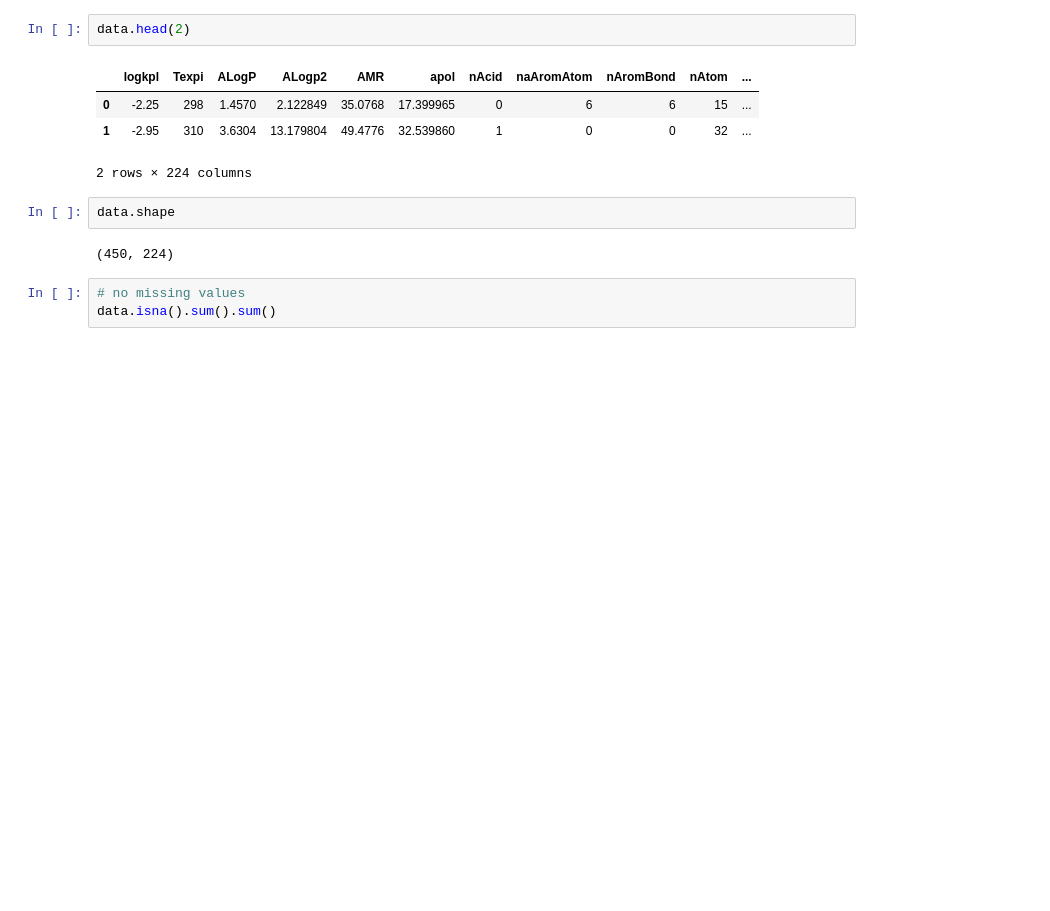
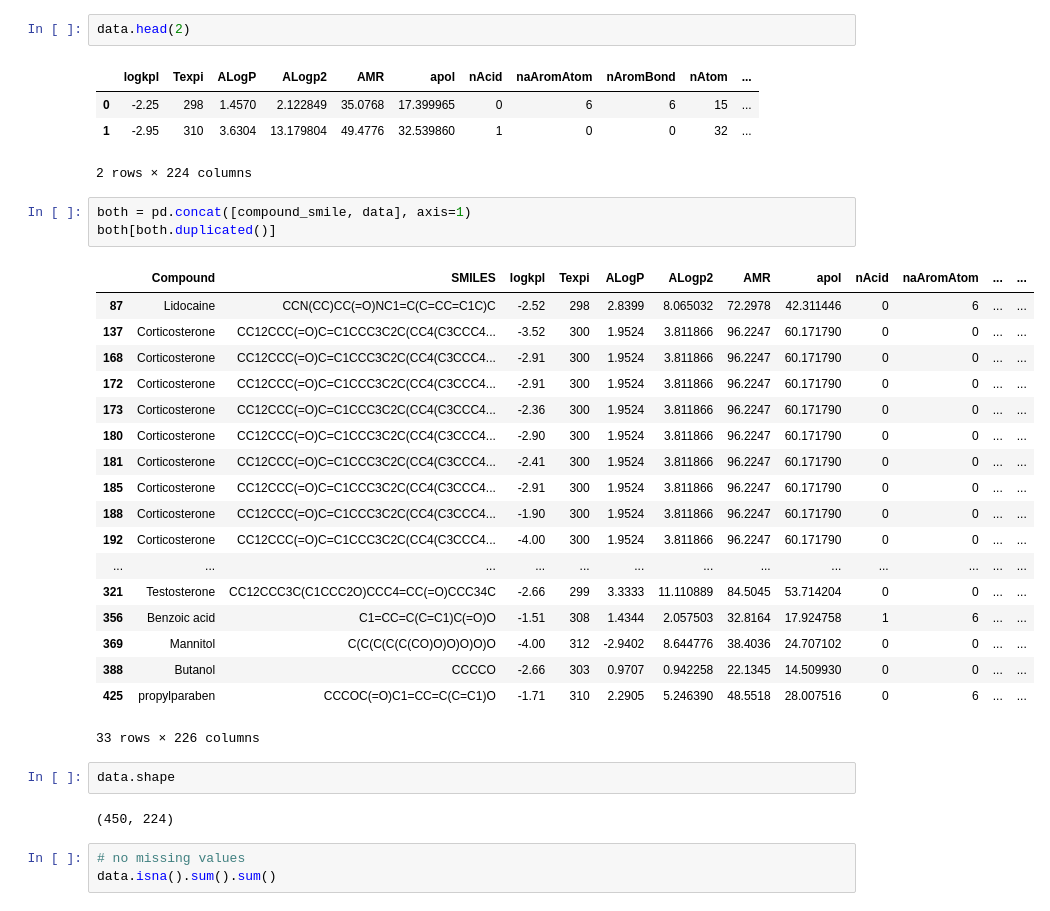
Before and after one commit to AhmadHammad21/Skin-Permeation, a Jupyter notebook: notebooks/trials/3. Trial4.ipynb, the cells around one changed output. Drawn from its saved outputs; the diff is of its cells as text; blank space fills up the shorter version.

```diff
--- a/notebooks/trials/3. Trial4.ipynb
+++ b/notebooks/trials/3. Trial4.ipynb
@@ -64,6 +64,28 @@ data.head(2)
 | 0 | -2.25 | 298 | 1.4570 | 2.122849 | 35.0768 | 17.399965 | 0 | 6 | 6 | 15 | ... |
 | 1 | -2.95 | 310 | 3.6304 | 13.179804 | 49.4776 | 32.539860 | 1 | 0 | 0 | 32 | ... |
 2 rows × 224 columns
+# %%
+both = pd.concat([compound_smile, data], axis=1)
+both[both.duplicated()]
+# %% [output]
+|  | Compound | SMILES | logkpl | Texpi | ALogP | ALogp2 | AMR | apol | nAcid | naAromAtom | ... | ... |
+| 87 | Lidocaine | CCN(CC)CC(=O)NC1=C(C=CC=C1C)C | -2.52 | 298 | 2.8399 | 8.065032 | 72.2978 | 42.311446 | 0 | 6 | ... | ... |
+| 137 | Corticosterone | CC12CCC(=O)C=C1CCC3C2C(CC4(C3CCC4... | -3.52 | 300 | 1.9524 | 3.811866 | 96.2247 | 60.171790 | 0 | 0 | ... | ... |
+| 168 | Corticosterone | CC12CCC(=O)C=C1CCC3C2C(CC4(C3CCC4... | -2.91 | 300 | 1.9524 | 3.811866 | 96.2247 | 60.171790 | 0 | 0 | ... | ... |
+| 172 | Corticosterone | CC12CCC(=O)C=C1CCC3C2C(CC4(C3CCC4... | -2.91 | 300 | 1.9524 | 3.811866 | 96.2247 | 60.171790 | 0 | 0 | ... | ... |
+| 173 | Corticosterone | CC12CCC(=O)C=C1CCC3C2C(CC4(C3CCC4... | -2.36 | 300 | 1.9524 | 3.811866 | 96.2247 | 60.171790 | 0 | 0 | ... | ... |
+| 180 | Corticosterone | CC12CCC(=O)C=C1CCC3C2C(CC4(C3CCC4... | -2.90 | 300 | 1.9524 | 3.811866 | 96.2247 | 60.171790 | 0 | 0 | ... | ... |
+| 181 | Corticosterone | CC12CCC(=O)C=C1CCC3C2C(CC4(C3CCC4... | -2.41 | 300 | 1.9524 | 3.811866 | 96.2247 | 60.171790 | 0 | 0 | ... | ... |
+| 185 | Corticosterone | CC12CCC(=O)C=C1CCC3C2C(CC4(C3CCC4... | -2.91 | 300 | 1.9524 | 3.811866 | 96.2247 | 60.171790 | 0 | 0 | ... | ... |
+| 188 | Corticosterone | CC12CCC(=O)C=C1CCC3C2C(CC4(C3CCC4... | -1.90 | 300 | 1.9524 | 3.811866 | 96.2247 | 60.171790 | 0 | 0 | ... | ... |
+| 192 | Corticosterone | CC12CCC(=O)C=C1CCC3C2C(CC4(C3CCC4... | -4.00 | 300 | 1.9524 | 3.811866 | 96.2247 | 60.171790 | 0 | 0 | ... | ... |
+| ... | ... | ... | ... | ... | ... | ... | ... | ... | ... | ... | ... | ... |
+| 321 | Testosterone | CC12CCC3C(C1CCC2O)CCC4=CC(=O)CCC34C | -2.66 | 299 | 3.3333 | 11.110889 | 84.5045 | 53.714204 | 0 | 0 | ... | ... |
+| 356 | Benzoic acid | C1=CC=C(C=C1)C(=O)O | -1.51 | 308 | 1.4344 | 2.057503 | 32.8164 | 17.924758 | 1 | 6 | ... | ... |
+| 369 | Mannitol | C(C(C(C(C(CO)O)O)O)O)O | -4.00 | 312 | -2.9402 | 8.644776 | 38.4036 | 24.707102 | 0 | 0 | ... | ... |
+| 388 | Butanol | CCCCO | -2.66 | 303 | 0.9707 | 0.942258 | 22.1345 | 14.509930 | 0 | 0 | ... | ... |
+| 425 | propylparaben | CCCOC(=O)C1=CC=C(C=C1)O | -1.71 | 310 | 2.2905 | 5.246390 | 48.5518 | 28.007516 | 0 | 6 | ... | ... |
+33 rows × 226 columns
 # %%
 data.shape
 # %% [output]
```
